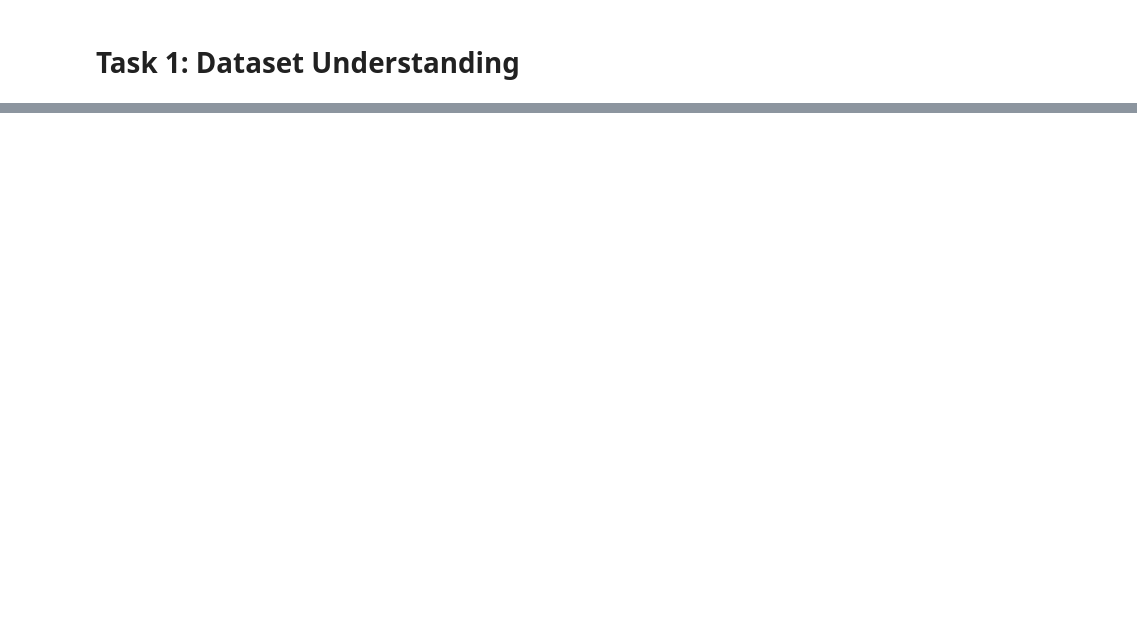
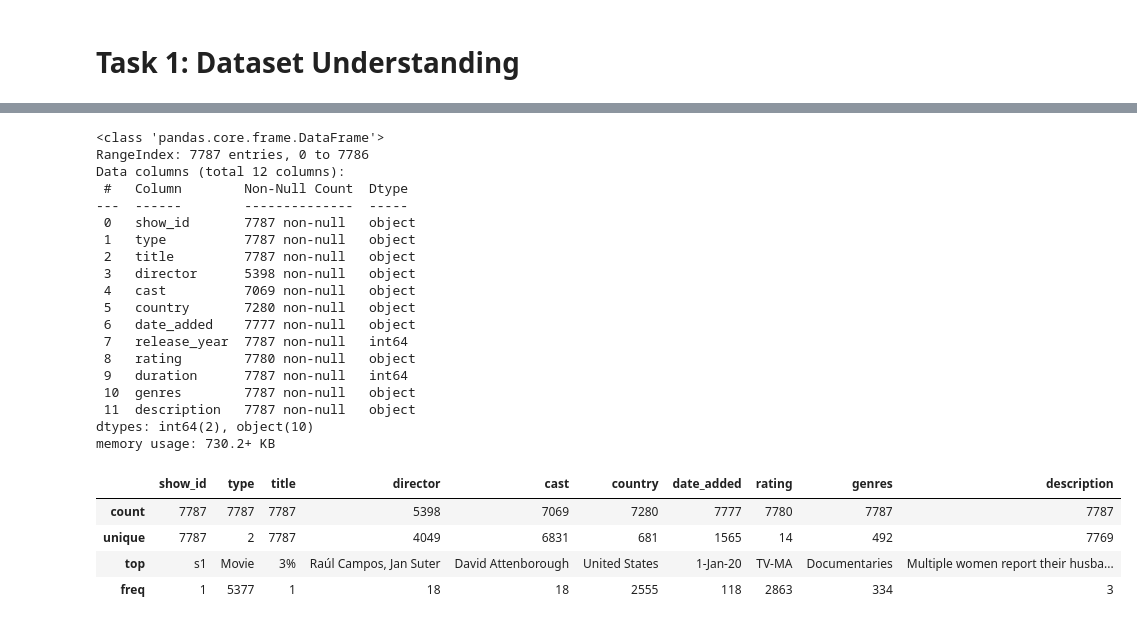
Before and after one commit to PragyaRana/DS_Training, a Jupyter notebook: Mini_Project_4.ipynb, the cells around one changed output, grey strips where cells are left out. Drawn from its saved outputs; the diff is of its cells as text; code cells hidden in the pictures; blank space fills up the shorter version.

```diff
--- a/Mini_Project_4.ipynb
+++ b/Mini_Project_4.ipynb
@@ -13,0 +19,31 @@ df.head()
+# %%
+df.shape
+df.columns
+df.info()
+df.describe()
+df.describe(include='object')
+# %% [output]
+<class 'pandas.core.frame.DataFrame'>
+RangeIndex: 7787 entries, 0 to 7786
+Data columns (total 12 columns):
+ #   Column        Non-Null Count  Dtype
+---  ------        --------------  -----
+ 0   show_id       7787 non-null   object
+ 1   type          7787 non-null   object
+ 2   title         7787 non-null   object
+ 3   director      5398 non-null   object
+ 4   cast          7069 non-null   object
+ 5   country       7280 non-null   object
+ 6   date_added    7777 non-null   object
+ 7   release_year  7787 non-null   int64
+ 8   rating        7780 non-null   object
+ 9   duration      7787 non-null   int64
+ 10  genres        7787 non-null   object
+ 11  description   7787 non-null   object
+dtypes: int64(2), object(10)
+memory usage: 730.2+ KB
+|  | show_id | type | title | director | cast | country | date_added | rating | genres | description |
+| count | 7787 | 7787 | 7787 | 5398 | 7069 | 7280 | 7777 | 7780 | 7787 | 7787 |
+| unique | 7787 | 2 | 7787 | 4049 | 6831 | 681 | 1565 | 14 | 492 | 7769 |
+| top | s1 | Movie | 3% | Raúl Campos, Jan Suter | David Attenborough | United States | 1-Jan-20 | TV-MA | Documentaries | Multiple women report their husba... |
+| freq | 1 | 5377 | 1 | 18 | 18 | 2555 | 118 | 2863 | 334 | 3 |
```
Also changed, not shown: parts of 6 cells of this notebook.
